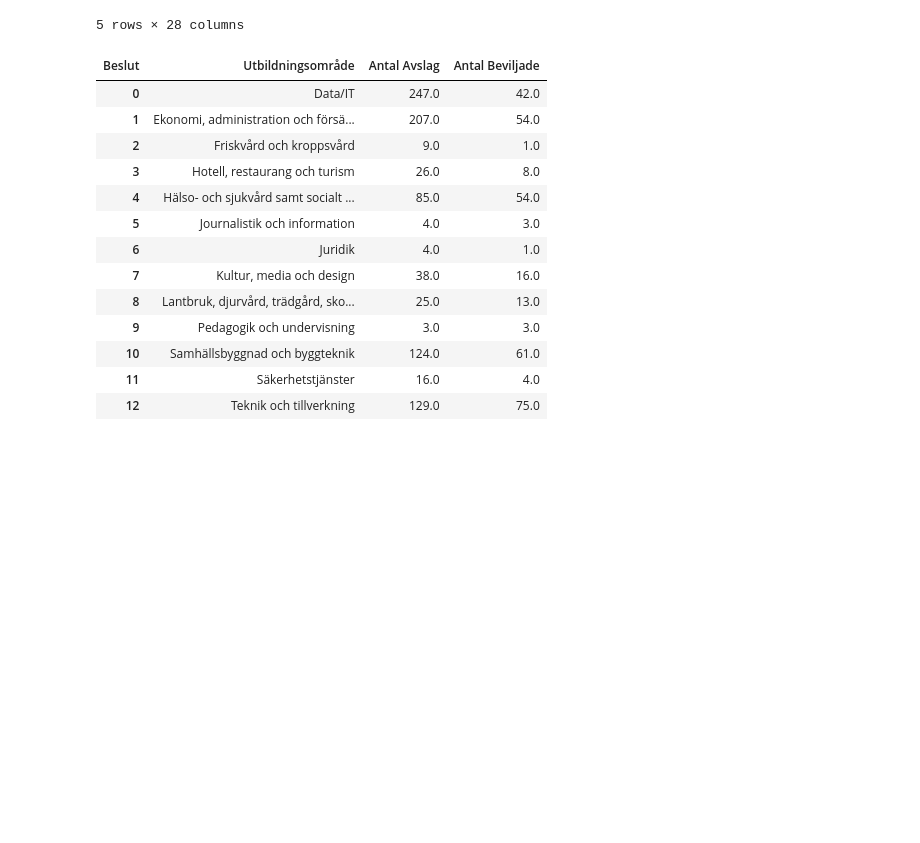
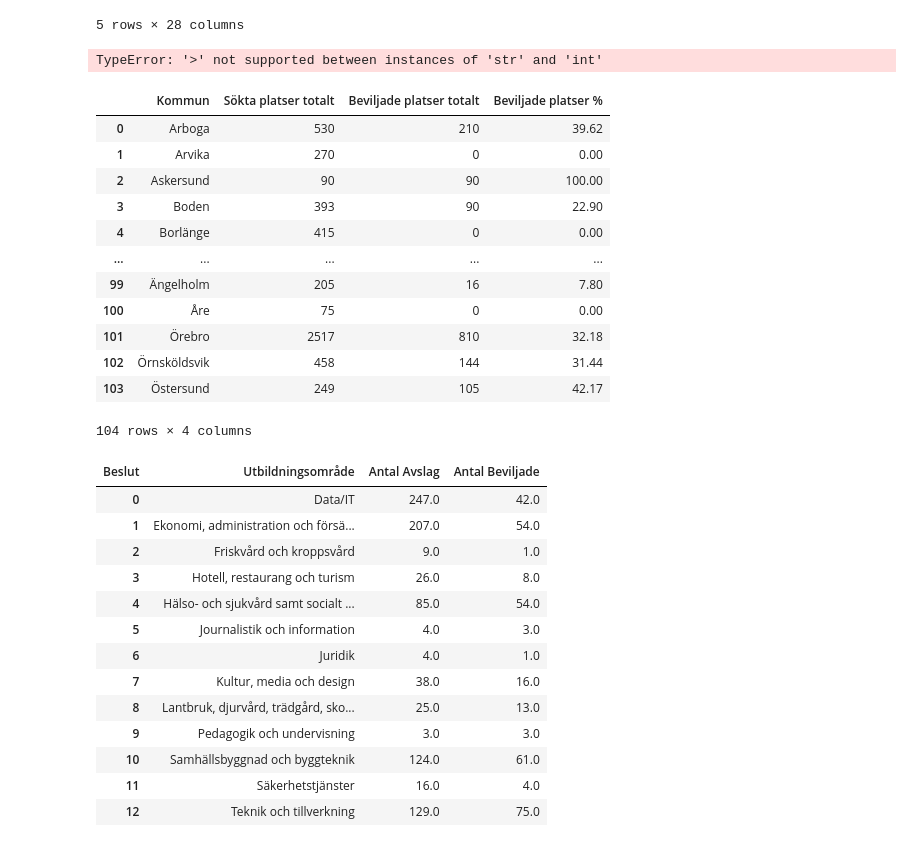
Before and after one commit to ponagr/ai_engineering_pontus_agren_grundstrom, a Jupyter notebook: exercises/4_fastapi/1_serve_myh_data/1_serve_myh_data.ipynb, the cells around one changed output. Drawn from its saved outputs; the diff is of its cells as text; code cells hidden in the pictures; blank space fills up the shorter version.

```diff
--- a/exercises/4_fastapi/1_serve_myh_data/1_serve_myh_data.ipynb
+++ b/exercises/4_fastapi/1_serve_myh_data/1_serve_myh_data.ipynb
@@ -25,6 +25,29 @@ df.head()
 | 3 | Data/IT | 481ab | Utbildningar till programmerare, ... | Game Programmer | Avslag | MYH 2024/3425 | ... |
 | 4 | Data/IT | 481ab | Utbildningar till programmerare, ... | Spelprogrammerare | Beviljad | MYH 2024/3852 | ... |
 5 rows × 28 columns
+# %%
+df_new = df.query("'Beviljade platser totalt' > 0")
+df_new
+# %% [output]
+TypeError: '>' not supported between instances of 'str' and 'int'
+# %%
+new_df = df.groupby("Kommun")[["Sökta platser totalt", "Beviljade platser totalt"]].sum().reset_index()
+new_df["Beviljade platser %"] = round(new_df["Beviljade platser totalt"] / new_df["Sökta platser totalt"] * 100, 2)
+new_df
+# %% [output]
+|  | Kommun | Sökta platser totalt | Beviljade platser totalt | Beviljade platser % |
+| 0 | Arboga | 530 | 210 | 39.62 |
+| 1 | Arvika | 270 | 0 | 0.00 |
+| 2 | Askersund | 90 | 90 | 100.00 |
+| 3 | Boden | 393 | 90 | 22.90 |
+| 4 | Borlänge | 415 | 0 | 0.00 |
+| ... | ... | ... | ... | ... |
+| 99 | Ängelholm | 205 | 16 | 7.80 |
+| 100 | Åre | 75 | 0 | 0.00 |
+| 101 | Örebro | 2517 | 810 | 32.18 |
+| 102 | Örnsköldsvik | 458 | 144 | 31.44 |
+| 103 | Östersund | 249 | 105 | 42.17 |
+104 rows × 4 columns
 # %%
 column = "utbildningsomr"
 
```
Also changed, not shown: parts of 1 cell of this notebook, 2 other files.
